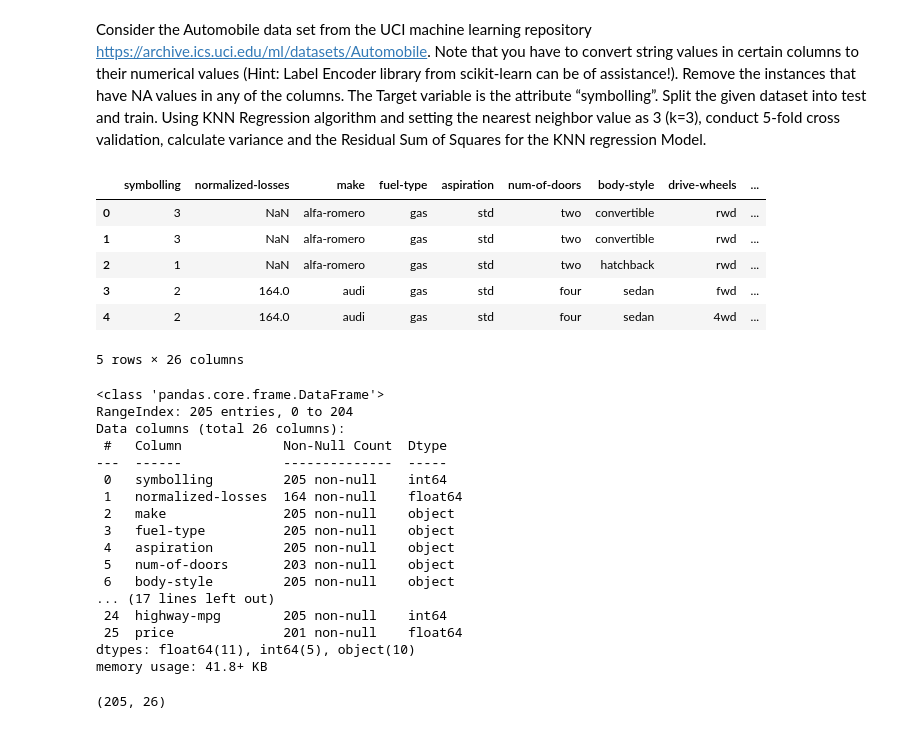
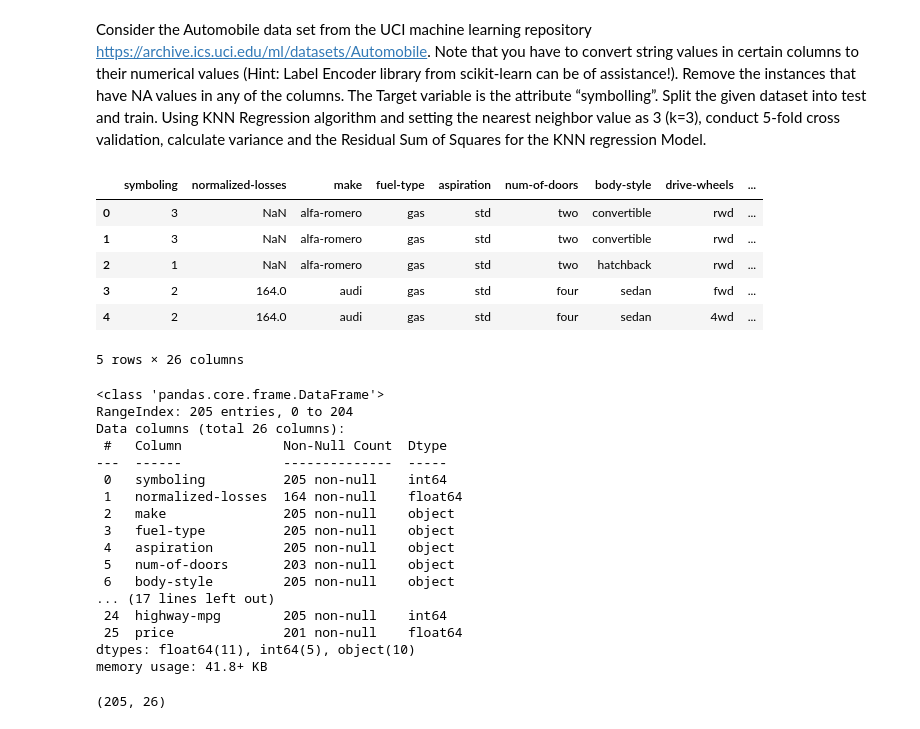
Before and after one commit to imad3k/AppliedML_Assignment2, a Jupyter notebook: dsba6156_inclass_assignment2_iahmad.ipynb, the cells around one changed output. Cells and saved outputs as stored; diff of their text form; code cells hidden in the pictures.

```diff
--- a/dsba6156_inclass_assignment2_iahmad.ipynb
+++ b/dsba6156_inclass_assignment2_iahmad.ipynb
@@ -34,22 +30,20 @@ warnings.filterwarnings('ignore') # will ignore warnings during display
 # %% [markdown]
 Consider the Automobile data set from the UCI machine learning repository https://archive.ics.uci.edu/ml/datasets/Automobile. Note that you have to convert string values in certain columns to their numerical values (Hint: Label Encoder library from scikit-learn can be of assistance!). Remove the instances that have NA values in any of the columns. The Target variable is the attribute “symbolling”. Split the given dataset into test and train. Using KNN Regression algorithm and setting the nearest neighbor value as 3 (k=3), conduct 5-fold cross validation, calculate variance and the Residual Sum of Squares for the KNN regression Model.
 # %%
-# Read in our data file
-# If you have a specific 'character' for na values, use: na_values =
-# If you want to rename the columns, uses: names = [pass in a list of names]
-# index_col=False
+# Read in the auto data file
+# na_values = '?'
 
-auto_names = ['symbolling', 'normalized-losses', 'make', 'fuel-type', 'aspiration', 'num-of-doors',
+auto_names = ['symboling', 'normalized-losses', 'make', 'fuel-type', 'aspiration', 'num-of-doors',
              'body-style', 'drive-wheels', 'engine-location', 'wheel-base', 'length', 'width', 'height',
              'curb-weight', 'engine-type', 'num-of-cylinders', 'engine-size', 'fuel-system', 'bore',
              'stroke', 'compression-ratio', 'horsepower', 'peak-rpm', 'city-mpg', 'highway-mpg', 'price']
 
 auto_df = pd.read_csv('imports-85.data', header=None, sep = ',', names = auto_names, na_values="?")
 
-# Print Data
+# Print Data Frame
 auto_df.head()
 # %% [output]
-|  | symbolling | normalized-losses | make | fuel-type | aspiration | num-of-doors | body-style | drive-wheels | ... |
+|  | symboling | normalized-losses | make | fuel-type | aspiration | num-of-doors | body-style | drive-wheels | ... |
 | 0 | 3 | NaN | alfa-romero | gas | std | two | convertible | rwd | ... |
 | 1 | 3 | NaN | alfa-romero | gas | std | two | convertible | rwd | ... |
 | 2 | 1 | NaN | alfa-romero | gas | std | two | hatchback | rwd | ... |
@@ -57,7 +51,7 @@ auto_df.head()
 | 4 | 2 | 164.0 | audi | gas | std | four | sedan | 4wd | ... |
 5 rows × 26 columns
 # %%
-# Check to see which columns are categorical and change them to binary
+# Checking to see which columns are categorical and change them to numerical representation with label encoder
 auto_df.info()
 # %% [output]
 <class 'pandas.core.frame.DataFrame'>
@@ -65,7 +59,7 @@ RangeIndex: 205 entries, 0 to 204
 Data columns (total 26 columns):
  #   Column             Non-Null Count  Dtype
 ---  ------             --------------  -----
- 0   symbolling         205 non-null    int64
+ 0   symboling          205 non-null    int64
  1   normalized-losses  164 non-null    float64
  2   make               205 non-null    object
  3   fuel-type          205 non-null    object
```
Also changed, not shown: parts of 22 cells of this notebook.
